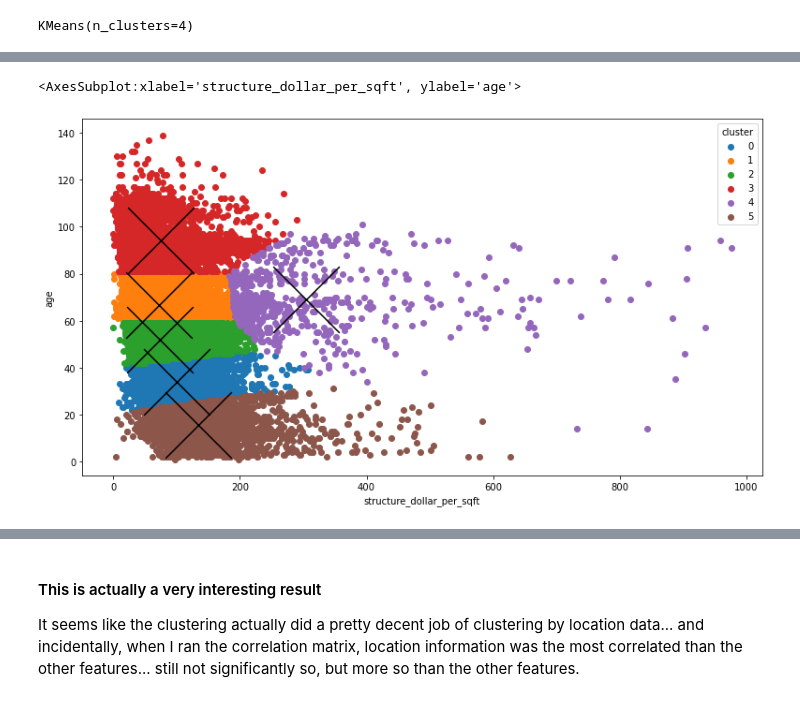
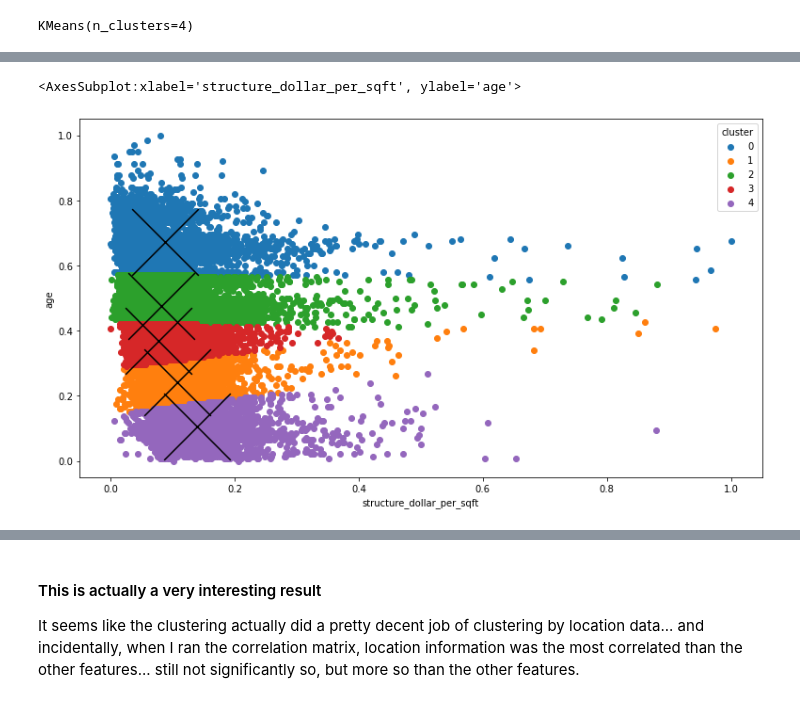
Before and after one commit to lukewbecker/clustering-project, a Jupyter notebook: zillow_mvp.ipynb, the cells around one changed output, grey strips where cells are left out. Drawn from its saved outputs; the diff is of its cells as text; code cells hidden in the pictures.

Commit message:
breakthrough on stats tests and clustering results for MVP

```diff
--- a/zillow_mvp.ipynb
+++ b/zillow_mvp.ipynb
@@ -432,4 +457,4 @@ def split_new(train, validate, test, target_var):
 # %%
-X_train, y_train, X_validate, y_validate, X_test, y_test = split_new(train, validate, test, 'logerror')
+# X_train, y_train, X_validate, y_validate, X_test, y_test = split_new(train, validate, test, 'logerror')
 # %%
 X_train.isnull().sum()
@@ -731,5 +711,5 @@ train.land_dollar_per_sqft.describe()
 # %%
-X = train_scaled[['age', 'land_dollar_per_sqft']]
+X = X_train_scaled[['age', 'land_dollar_per_sqft']]
 kmeans = KMeans(n_clusters=4)
 kmeans.fit(X)
 # %% [output]
@@ -760,8 +746,21 @@ plt.grid()
+# %%
+# Scale the datasets
+scaler = MinMaxScaler()
+cols = train.drop(columns=["logerror"]).columns.tolist()
+
+# .copy() makes a proper copy
+train_scaled = train.copy()
+validate_scaled = validate.copy()
+test_scaled = test.copy()
+
+train_scaled[cols] = scaler.fit_transform(train[cols])
+validate_scaled[cols] = scaler.transform(validate[cols])
+test_scaled[cols] = scaler.transform(test[cols])
 # %%
 # Fit K-Means
-X = X_train_scaled[["age", "structure_dollar_per_sqft"]]
-kmeans = KMeans(n_clusters=6)
-kmeans.fit(X)
+X2 = train_scaled[["age", "structure_dollar_per_sqft"]]
+kmeans2 = KMeans(n_clusters=5)
+kmeans2.fit(X2)
 
 train_scaled['cluster'] = kmeans.labels_
 train_scaled.head()
@@ -817,12 +804,12 @@ train.groupby('cluster').mean()
 # %%
 fig, ax = plt.subplots(figsize=(13, 7))
 
-for cluster, subset in train.groupby('cluster'):
+for cluster, subset in train_scaled.groupby('cluster'):
     ax.scatter(subset.structure_dollar_per_sqft, subset.age, label=cluster)
 ax.legend(title='cluster')
 ax.set(ylabel='age', xlabel='struture value')
 
-train.groupby('cluster').mean().plot.scatter(y='age', x='structure_dollar_per_sqft', marker='x', s=5000, ax=ax, c='black')
+train_scaled.groupby('cluster').mean().plot.scatter(y='age', x='structure_dollar_per_sqft', marker='x', s=5000, ax=ax, c='black')
 # %% [output]
 <AxesSubplot:xlabel='structure_dollar_per_sqft', ylabel='age'>
-[figure, old version]
+[figure, new version]
```
Also changed, not shown: parts of 83 cells of this notebook, 1 other file.
